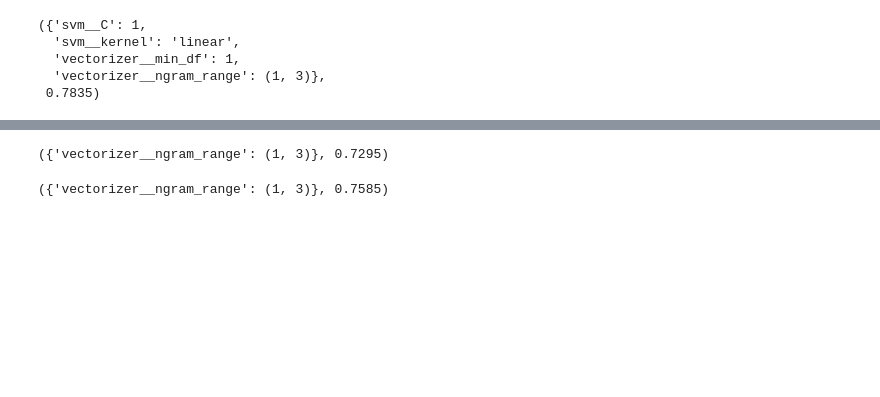
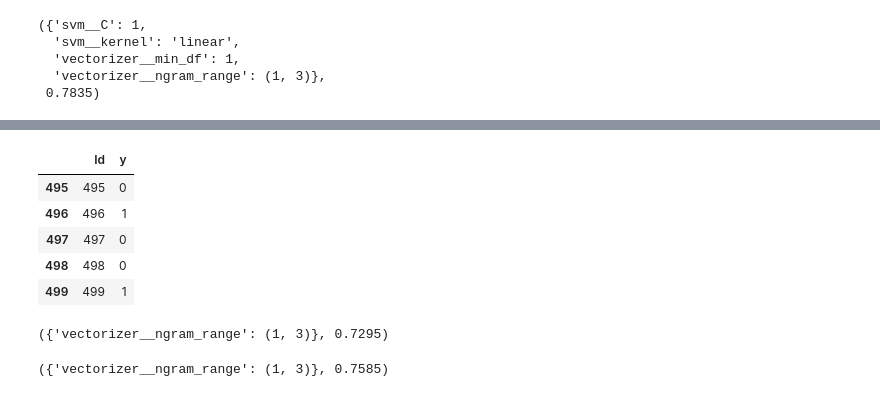
Before and after one commit to HQuality/ML_Yandex_MIPT, a Jupyter notebook: 6 Data analysis project/Movies Sentiment Analysis/W3/BaselineCRUSHER-Copy1.ipynb, the cells around one changed output, grey strips where cells are left out. Saved outputs shown, nothing was run; the diff lists cells and outputs as text; code cells hidden in the pictures; blank space fills up the shorter version.

```diff
--- a/6 Data analysis project/Movies Sentiment Analysis/W3/BaselineCRUSHER-Copy1.ipynb
+++ b/6 Data analysis project/Movies Sentiment Analysis/W3/BaselineCRUSHER-Copy1.ipynb
@@ -164,7 +282,7 @@ param_grid = [{'vectorizer__min_df':[1, 2, 3, 4, 5],
                'svm__kernel':['linear', 'poly', 'rbf']
               }]
 GS = GridSearchCV(PipeSVM, param_grid = param_grid, cv=5)
-GS.fit(reviews, y)
+GS.fit(X_train, y)
 GS.best_params_, GS.best_score_
 # %% [output]
 ({'svm__C': 1,
@@ -186,3 +309,25 @@ GS.best_params_, GS.best_score_
+# %%
+vectorizer = TfidfVectorizer(analyzer='char_wb', min_df=2, ngram_range=(2,8), stop_words='english')
+svm = SVC(kernel='linear', random_state=42, C=0.8)
+
+X = vectorizer.fit_transform(X_train)
+X_te = vectorizer.transform(X_test.text)
+# %%
+svm.fit(X, y)
+svm_preds = svm.predict(X_te)
+# %%
+submission = pd.read_csv('products_sentiment_sample_submission.csv')
+submission['y'] = svm_preds
+submission.to_csv('SVM_predict.csv', index = None)
+
+submission.tail()
+# %% [output]
+|  | Id | y |
+| 495 | 495 | 0 |
+| 496 | 496 | 1 |
+| 497 | 497 | 0 |
+| 498 | 498 | 0 |
+| 499 | 499 | 1 |
 # %%
 from nltk.stem import SnowballStemmer
 from nltk.tokenize import sent_tokenize, word_tokenize
```
Also changed, not shown: parts of 26 cells of this notebook, 17 other files.
